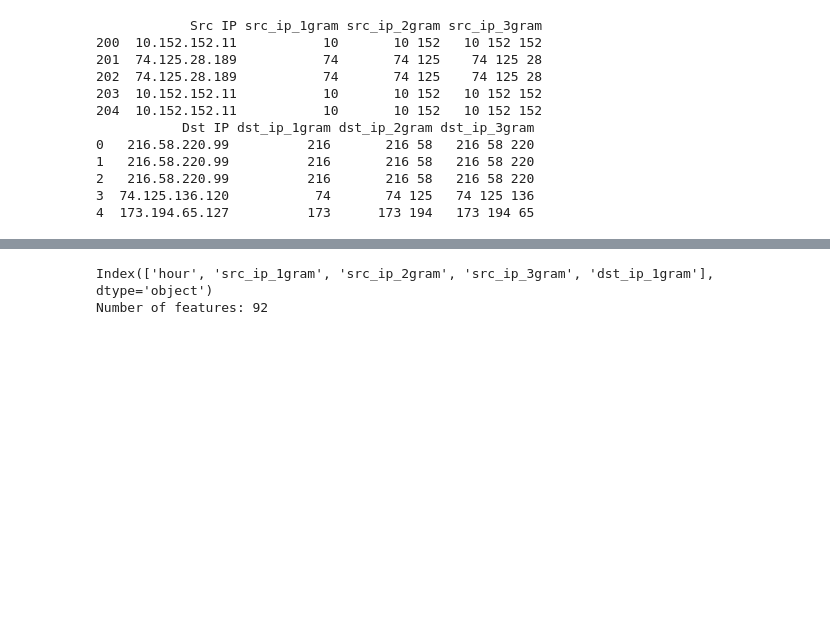
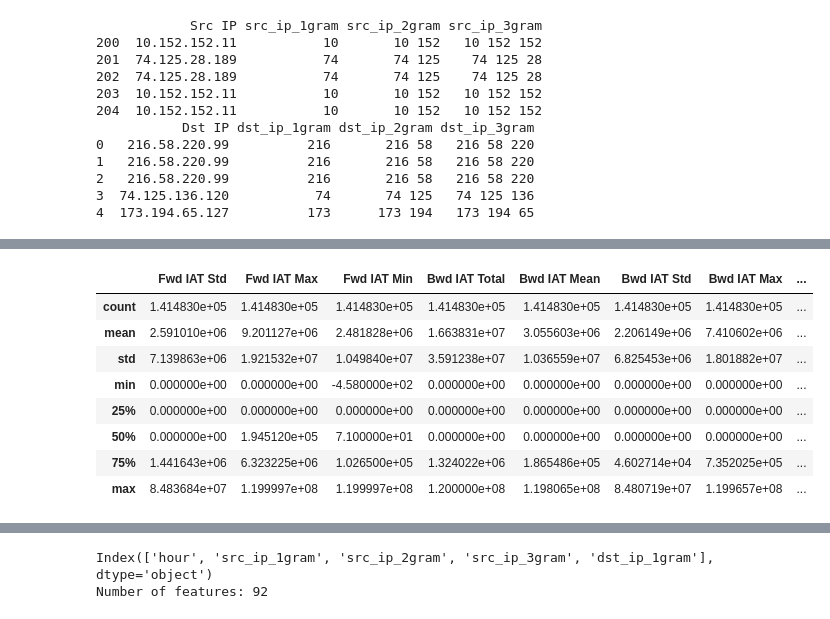
Before and after one commit to mateus558/Darknet-traffic-classification, a Jupyter notebook: Darknet.ipynb, the cells around one changed output, grey strips where cells are left out. Saved outputs shown, nothing was run; the diff lists cells and outputs as text; code cells hidden in the pictures; blank space fills up the shorter version.

```diff
--- a/Darknet.ipynb
+++ b/Darknet.ipynb
@@ -192,0 +355,12 @@ del samples['Dst IP']
+# %%
+model_samples[real_columns[21:31]].describe()
+# %% [output]
+|  | Fwd IAT Std | Fwd IAT Max | Fwd IAT Min | Bwd IAT Total | Bwd IAT Mean | Bwd IAT Std | Bwd IAT Max | ... |
+| count | 1.414830e+05 | 1.414830e+05 | 1.414830e+05 | 1.414830e+05 | 1.414830e+05 | 1.414830e+05 | 1.414830e+05 | ... |
+| mean | 2.591010e+06 | 9.201127e+06 | 2.481828e+06 | 1.663831e+07 | 3.055603e+06 | 2.206149e+06 | 7.410602e+06 | ... |
+| std | 7.139863e+06 | 1.921532e+07 | 1.049840e+07 | 3.591238e+07 | 1.036559e+07 | 6.825453e+06 | 1.801882e+07 | ... |
+| min | 0.000000e+00 | 0.000000e+00 | -4.580000e+02 | 0.000000e+00 | 0.000000e+00 | 0.000000e+00 | 0.000000e+00 | ... |
+| 25% | 0.000000e+00 | 0.000000e+00 | 0.000000e+00 | 0.000000e+00 | 0.000000e+00 | 0.000000e+00 | 0.000000e+00 | ... |
+| 50% | 0.000000e+00 | 1.945120e+05 | 7.100000e+01 | 0.000000e+00 | 0.000000e+00 | 0.000000e+00 | 0.000000e+00 | ... |
+| 75% | 1.441643e+06 | 6.323225e+06 | 1.026500e+05 | 1.324022e+06 | 1.865486e+05 | 4.602714e+04 | 7.352025e+05 | ... |
+| max | 8.483684e+07 | 1.199997e+08 | 1.199997e+08 | 1.200000e+08 | 1.198065e+08 | 8.480719e+07 | 1.199657e+08 | ... |
```
Also changed, not shown: parts of 76 cells of this notebook, 1 other file.
